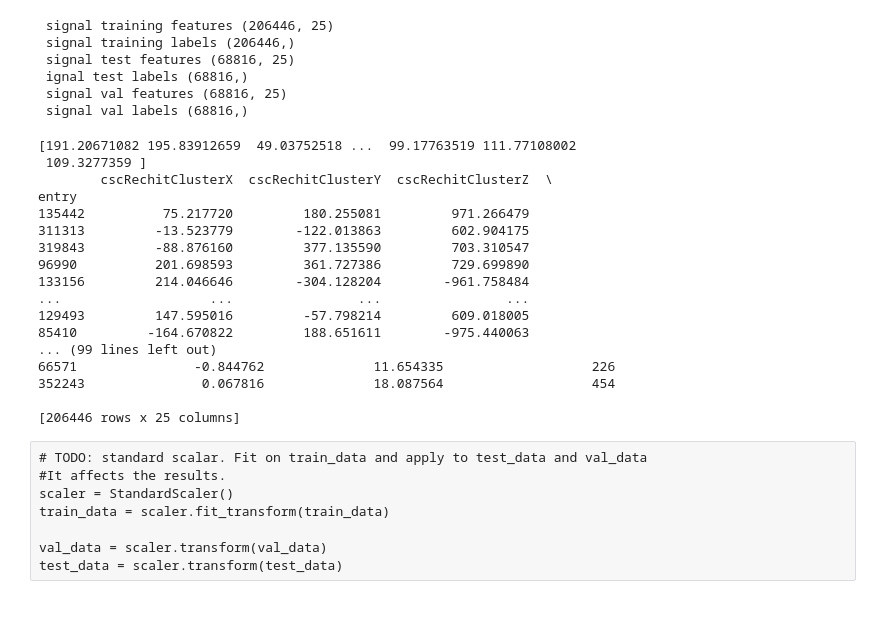
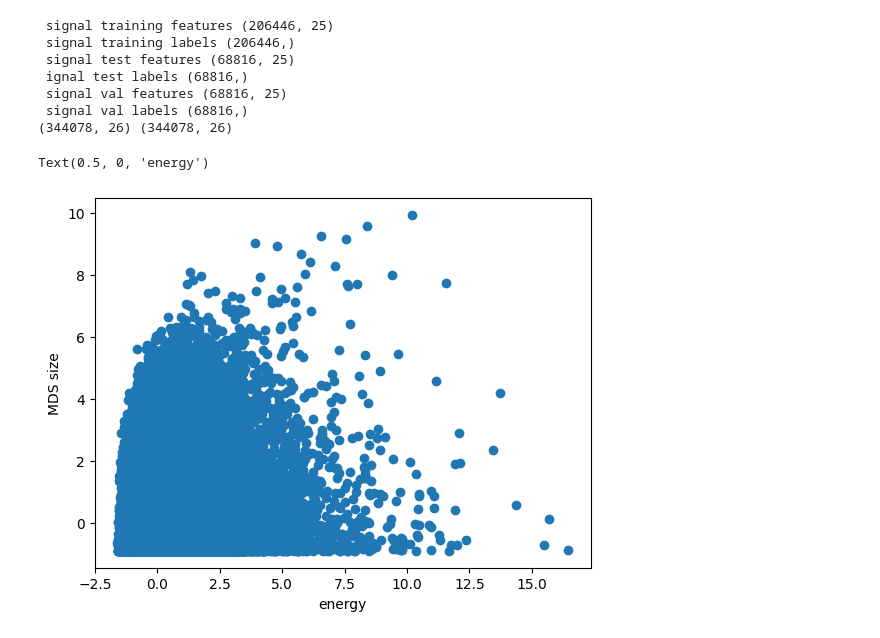
Before and after one commit to lbenato/MDS_regression, a Jupyter notebook: train_model_tobias.ipynb, the cells around one changed output. Drawn from its saved outputs; the diff is of its cells as text; code cells hidden in the pictures; blank space fills up the shorter version.

```diff
--- a/train_model_tobias.ipynb
+++ b/train_model_tobias.ipynb
@@ -39,6 +30,6 @@ To enable them in other operations, rebuild TensorFlow with the appropriate comp
 # %%
 #selecting features
-branches_to_train = [
+branches_to_use = [
 "cscRechitClusterX",
 "cscRechitClusterY",
 "cscRechitClusterZ",
@@ -63,8 +54,10 @@ branches_to_train = [
 "cscRechitClusterKurtX",
 "cscRechitClusterKurtY",
 "cscRechitClusterKurtZ",
-"cscRechitClusterSize"
+"cscRechitClusterSize",
+"cscRechitCluster_match_gLLP_e"
 ]
 
 #energy key
 truth_value = "cscRechitCluster_match_gLLP_e"
+size_value = "cscRechitClusterSize"
@@ -104,17 +76,28 @@ cut out 10236 clusters, which leaves 344078 clusters containing a LLP decay for
 # %%
+# select correct columns
+df_signal = df_signal[branches_to_use]
+
+# Scaler should be applied here
+scaler = StandardScaler()
+scaler = scaler.fit(df_signal)
+df_signal_cc = scaler.transform(df_signal)
+#df_signal_cc = df_signal[branches_to_use].to_numpy()
+
 # Splitting the data into train, val, test
-train_data, testval_data = train_test_split(df_signal, train_size=0.6)
+train_data, testval_data = train_test_split(df_signal_cc, train_size=0.6)
 test_data, val_data = train_test_split(testval_data, test_size=0.5)
 
 # assigning labels (true energy values)
-train_labels = np.array(train_data[truth_value])#([1.]*len(train_data))
-test_labels = np.array(test_data[truth_value])#([1.]*len(test_data))
-val_labels = np.array(val_data[truth_value])#([1.]*len(val_data))
+train_labels = np.array(train_data[:,25])#([1.]*len(train_data))
+test_labels = np.array(test_data[:,25])#([1.]*len(test_data))
+val_labels = np.array(val_data[:,25])#([1.]*len(val_data))
+
+train_sizes = train_data[:,24]
 
 # select only branches we want
-train_data = train_data[branches_to_train]
-test_data = test_data[branches_to_train]
-val_data = val_data[branches_to_train]
+train_data = train_data[:,:25]
+test_data = test_data[:,:25]
+val_data = val_data[:,:25]
 
 # check the shape
 print(" signal training features", train_data.shape,
@@ -123,6 +106,10 @@ print(" signal training features", train_data.shape,
     "\n ignal test labels", test_labels.shape,
     "\n signal val features", val_data.shape,
     "\n signal val labels", val_labels.shape)
+print(df_signal.shape, df_signal_cc.shape)
+
+# store number of features for input shape
+n_features = train_data.shape[1]
 # %% [output]
  signal training features (206446, 25)
  signal training labels (206446,)
@@ -130,36 +117,14 @@ print(" signal training features", train_data.shape,
  ignal test labels (68816,)
  signal val features (68816, 25)
  signal val labels (68816,)
+(344078, 26) (344078, 26)
-# %%
-# see what training data looks like
-print(train_labels)
-print(train_data)
-
-# store number of features for input shape
-n_features = train_data.shape[1]
-# %% [output]
-[191.20671082 195.83912659  49.03752518 ...  99.17763519 111.77108002
- 109.3277359 ]
-        cscRechitClusterX  cscRechitClusterY  cscRechitClusterZ  \
-entry
-135442          75.217720         180.255081         971.266479
-311313         -13.523779        -122.013863         602.904175
-319843         -88.876160         377.135590         703.310547
-96990          201.698593         361.727386         729.699890
-133156         214.046646        -304.128204        -961.758484
-...                   ...                ...                ...
-129493         147.595016         -57.798214         609.018005
-85410         -164.670822         188.651611        -975.440063
-... (99 lines left out)
-66571               -0.844762              11.654335                   226
-352243               0.067816              18.087564                   454
-
-[206446 rows x 25 columns]
-# %% [raw]
-# TODO: standard scalar. Fit on train_data and apply to test_data and val_data
-#It affects the results.
-scaler = StandardScaler()
-train_data = scaler.fit_transform(train_data)
-
-val_data = scaler.transform(val_data)
-test_data = scaler.transform(test_data)
+# %%
+# inspect energy vs size distribution
+plt.scatter(train_labels, train_sizes)
+plt.ylabel('MDS size')
+plt.xlabel('energy')
+#plt.xlim(0, 1300)
+#plt.ylim(0, 2000)
+# %% [output]
+Text(0.5, 0, 'energy')
+[figure, added]
```
Also changed, not shown: parts of 35 cells of this notebook, 3 other files.
